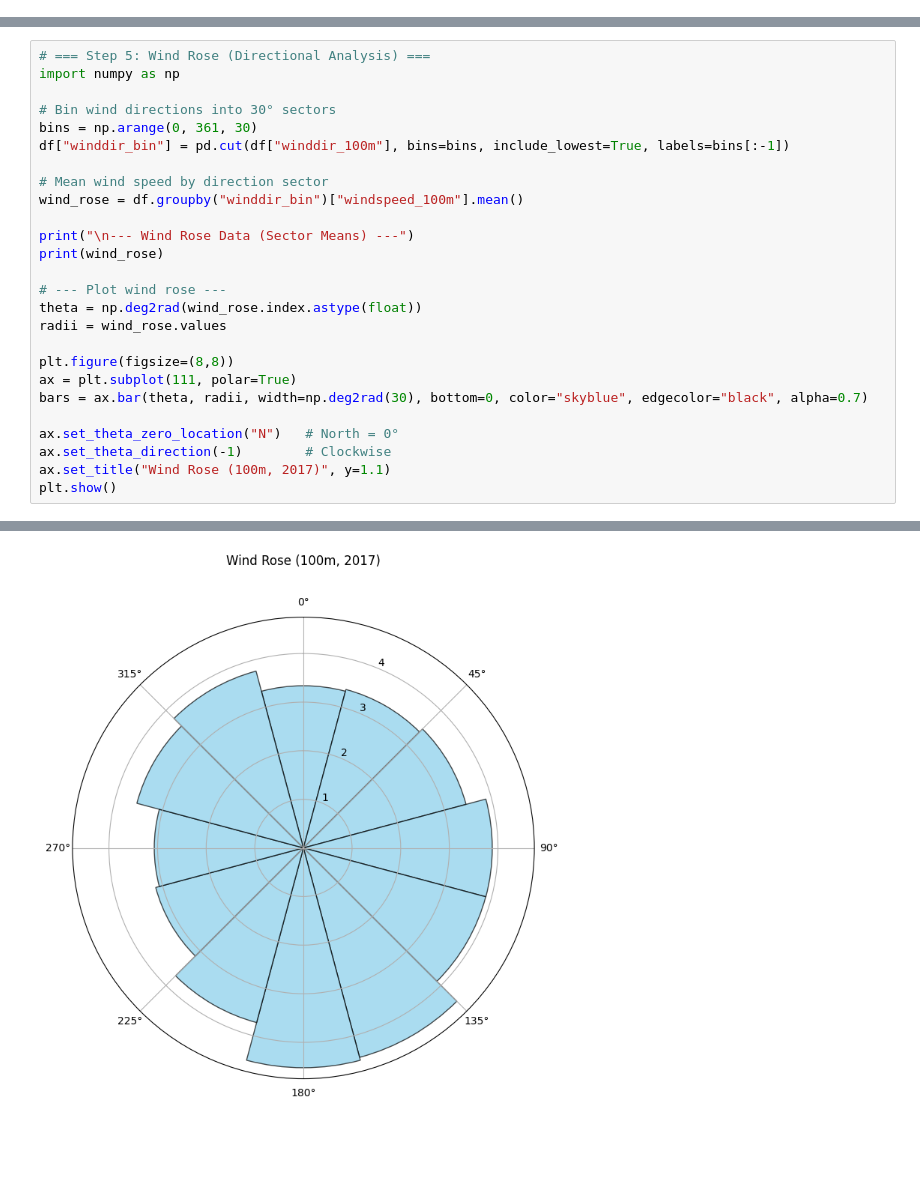
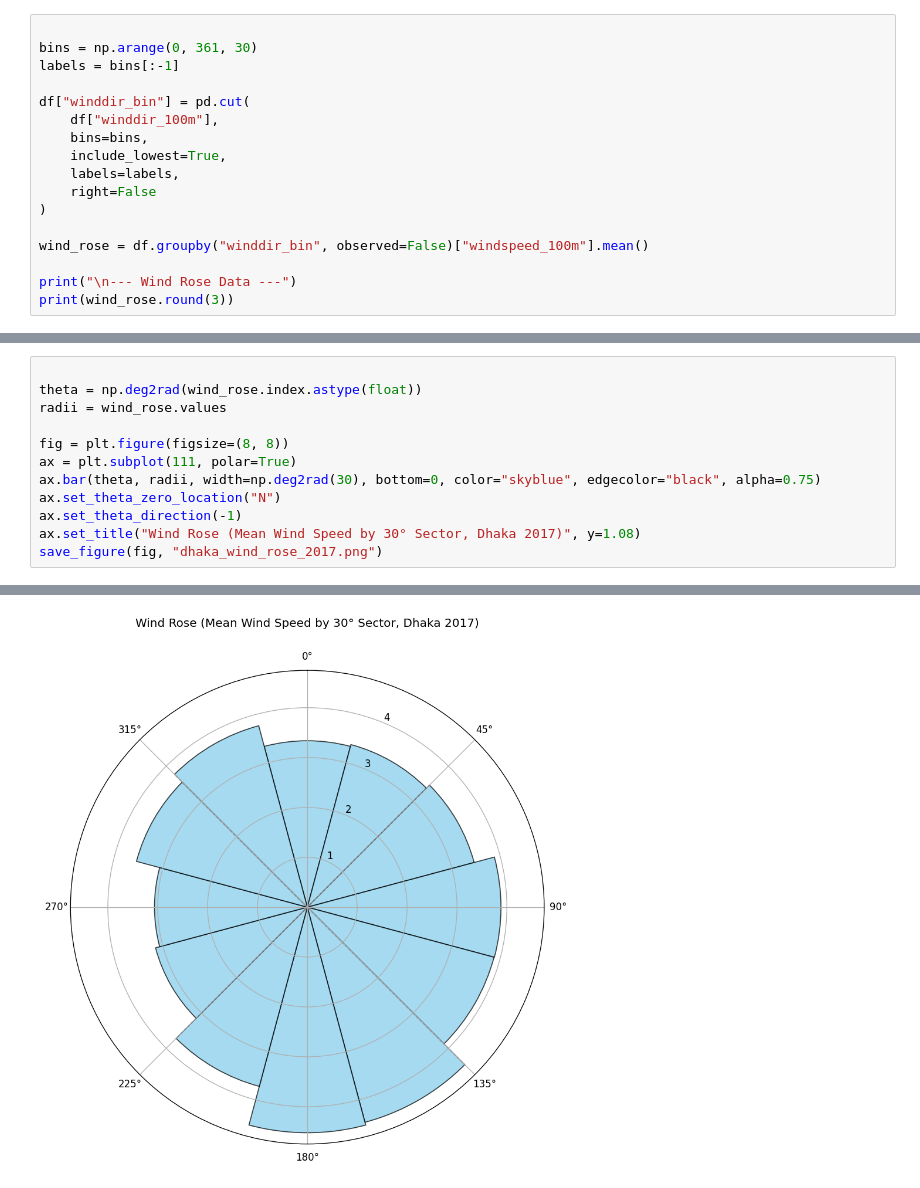
Before and after one commit to Hanifahmed/wind-energy-dhaka-2017, a Jupyter notebook: notebooks/Wind_energy_dhaka_2017.ipynb, the cells around one changed output, grey strips where cells are left out. Drawn from its saved outputs; the diff is of its cells as text; blank space fills up the shorter version.

```diff
--- a/notebooks/Wind_energy_dhaka_2017.ipynb
+++ b/notebooks/Wind_energy_dhaka_2017.ipynb
@@ -243,0 +293,17 @@ hour
+# %%
+
+bins = np.arange(0, 361, 30)
+labels = bins[:-1]
+
+df["winddir_bin"] = pd.cut(
+    df["winddir_100m"],
+    bins=bins,
+    include_lowest=True,
+    labels=labels,
+    right=False
+)
+
+wind_rose = df.groupby("winddir_bin", observed=False)["windspeed_100m"].mean()
+
+print("\n--- Wind Rose Data ---")
+print(wind_rose.round(3))
@@ -244,27 +326,13 @@ hour
 # %%
-# === Step 5: Wind Rose (Directional Analysis) ===
-import numpy as np
 
-# Bin wind directions into 30° sectors
-bins = np.arange(0, 361, 30)
-df["winddir_bin"] = pd.cut(df["winddir_100m"], bins=bins, include_lowest=True, labels=bins[:-1])
-
-# Mean wind speed by direction sector
-wind_rose = df.groupby("winddir_bin")["windspeed_100m"].mean()
-
-print("\n--- Wind Rose Data (Sector Means) ---")
-print(wind_rose)
-
-# --- Plot wind rose ---
 theta = np.deg2rad(wind_rose.index.astype(float))
 radii = wind_rose.values
 
-plt.figure(figsize=(8,8))
+fig = plt.figure(figsize=(8, 8))
 ax = plt.subplot(111, polar=True)
-bars = ax.bar(theta, radii, width=np.deg2rad(30), bottom=0, color="skyblue", edgecolor="black", alpha=0.7)
-
-ax.set_theta_zero_location("N")   # North = 0°
-ax.set_theta_direction(-1)        # Clockwise
-ax.set_title("Wind Rose (100m, 2017)", y=1.1)
-plt.show()
+ax.bar(theta, radii, width=np.deg2rad(30), bottom=0, color="skyblue", edgecolor="black", alpha=0.75)
+ax.set_theta_zero_location("N")
+ax.set_theta_direction(-1)
+ax.set_title("Wind Rose (Mean Wind Speed by 30° Sector, Dhaka 2017)", y=1.08)
+save_figure(fig, "dhaka_wind_rose_2017.png")
 # %% [output]
@@ -286 +339 @@ Name: windspeed_100m, dtype: float64
-[figure, old version]
+[figure, new version]
```
Also changed, not shown: parts of 28 cells of this notebook.
